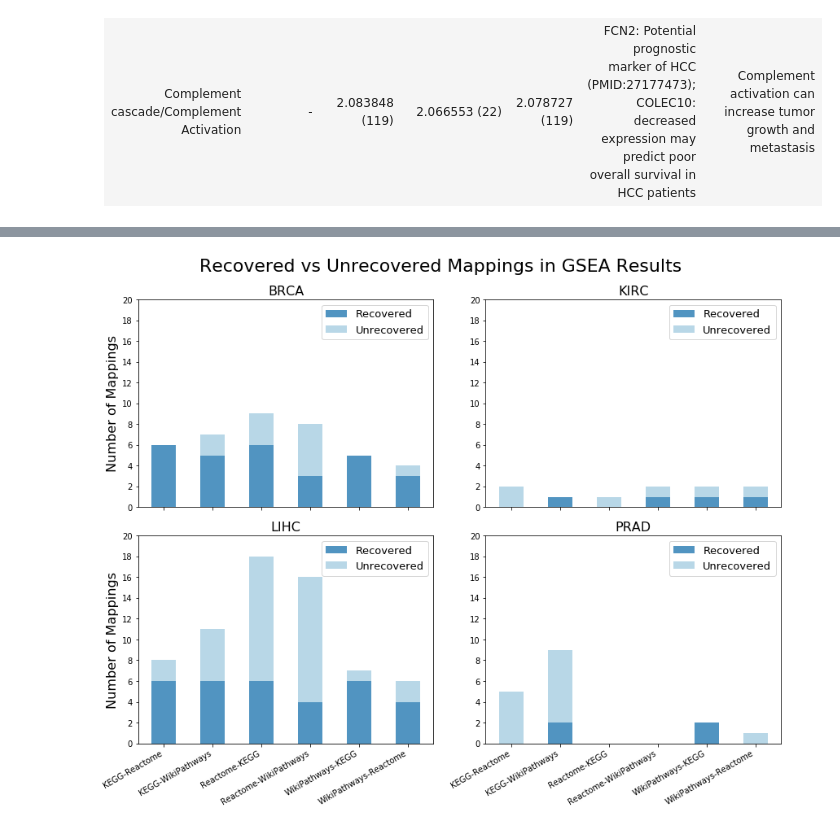
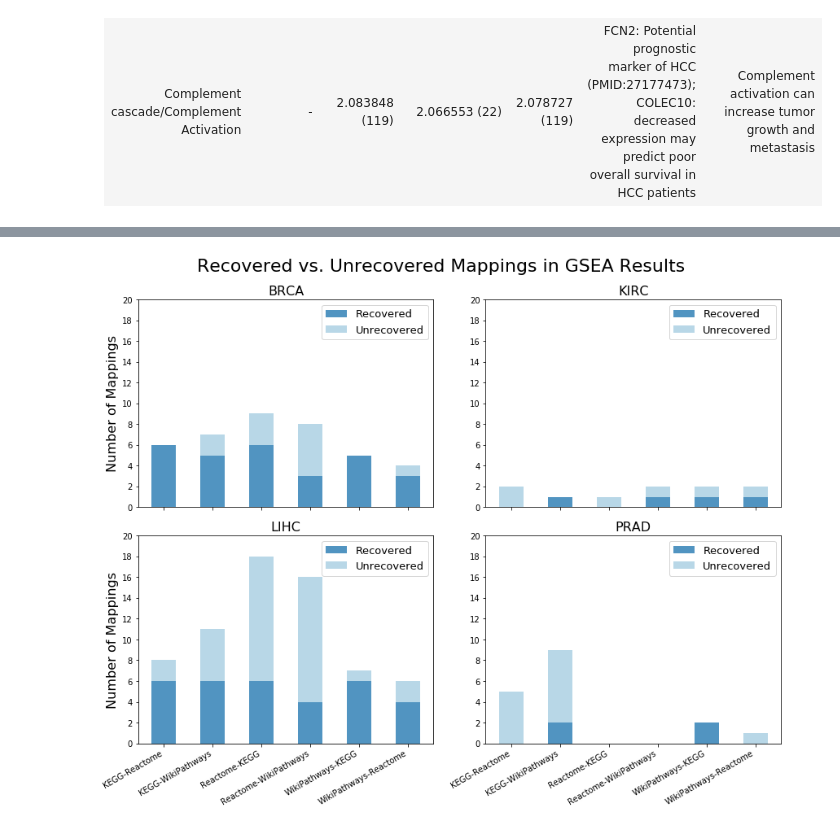
Before and after one commit to pathwayforte/results, a Jupyter notebook: notebooks/evaluation/gsea_results.ipynb, the cells around one changed output, grey strips where cells are left out. Drawn from its saved outputs; the diff is of its cells as text; code cells hidden in the pictures.

Commit message:
update enrichment results notebooks

```diff
--- a/notebooks/evaluation/gsea_results.ipynb
+++ b/notebooks/evaluation/gsea_results.ipynb
@@ -146,6 +175,6 @@ Plot how many pairwise pathways with mappings exist versus how many are expected
 # %%
 fig, ax = plt.subplots(nrows=2, ncols=2, figsize=(12,10))
-fig.suptitle('Recovered vs Unrecovered Mappings in GSEA Results', fontsize=22)
+fig.suptitle('Recovered vs. Unrecovered Mappings in GSEA Results', fontsize=22)
 
 N = 6
 index = np.arange(N)
@@ -194,31 +223,31 @@ actual_vals = list(lihc_actual_dict.values())
 expected_vals = list(lihc_expected_dict.values())
 difference = [x - y for x, y in zip(expected_vals, actual_vals)]
 
 p1 = plt.bar(index, actual_vals, bar_width,alpha=opacity, color='#2679b2',label='Recovered')
 p2 = plt.bar(index, difference, bar_width, bottom=actual_vals, alpha=opacity, color='#a7cee2',label='Unrecovered')
 
 plt.title('LIHC', fontsize=16)
 plt.ylabel('Number of Mappings', fontdict=label_font)
 plt.xticks(index, pairings)
 plt.yticks(np.arange(0, 21, step=2))
 plt.legend(prop={'size':13},loc=1)
 
 plt.subplot(2, 2, 4)
 actual_vals = list(prad_actual_dict.values())
 expected_vals = list(prad_expected_dict.values())
 difference = [x - y for x, y in zip(expected_vals, actual_vals)]
 
 p1 = plt.bar(index, actual_vals, bar_width,alpha=opacity, color='#2679b2',label='Recovered')
 p2 = plt.bar(index, difference, bar_width, bottom=actual_vals, alpha=opacity, color='#a7cee2',label='Unrecovered')
 
 plt.title('PRAD', fontsize=16)
 plt.xticks(index, pairings)
 plt.yticks(np.arange(0, 21, step=2))
 plt.legend(prop={'size':13},loc=1)
 
 fig.autofmt_xdate()
 fig.tight_layout(rect=[0, 0.03, 1, 0.95])
 plt.savefig('pairwise_mappings_gsea.png',dpi=250)
 plt.show()
 # %% [output]
-[figure, old version]
+[figure, new version]
```
Also changed, not shown: parts of 13 cells of this notebook.
